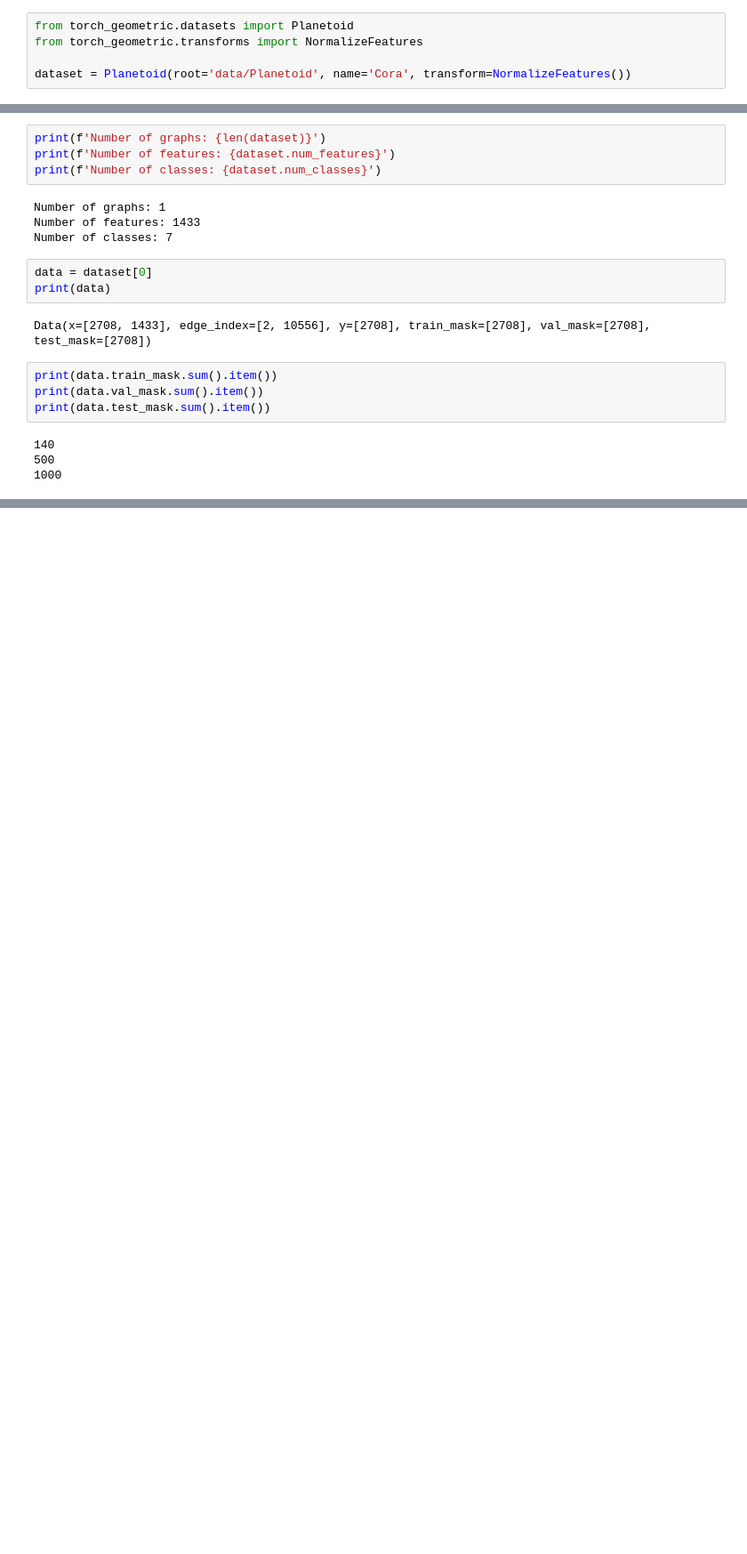
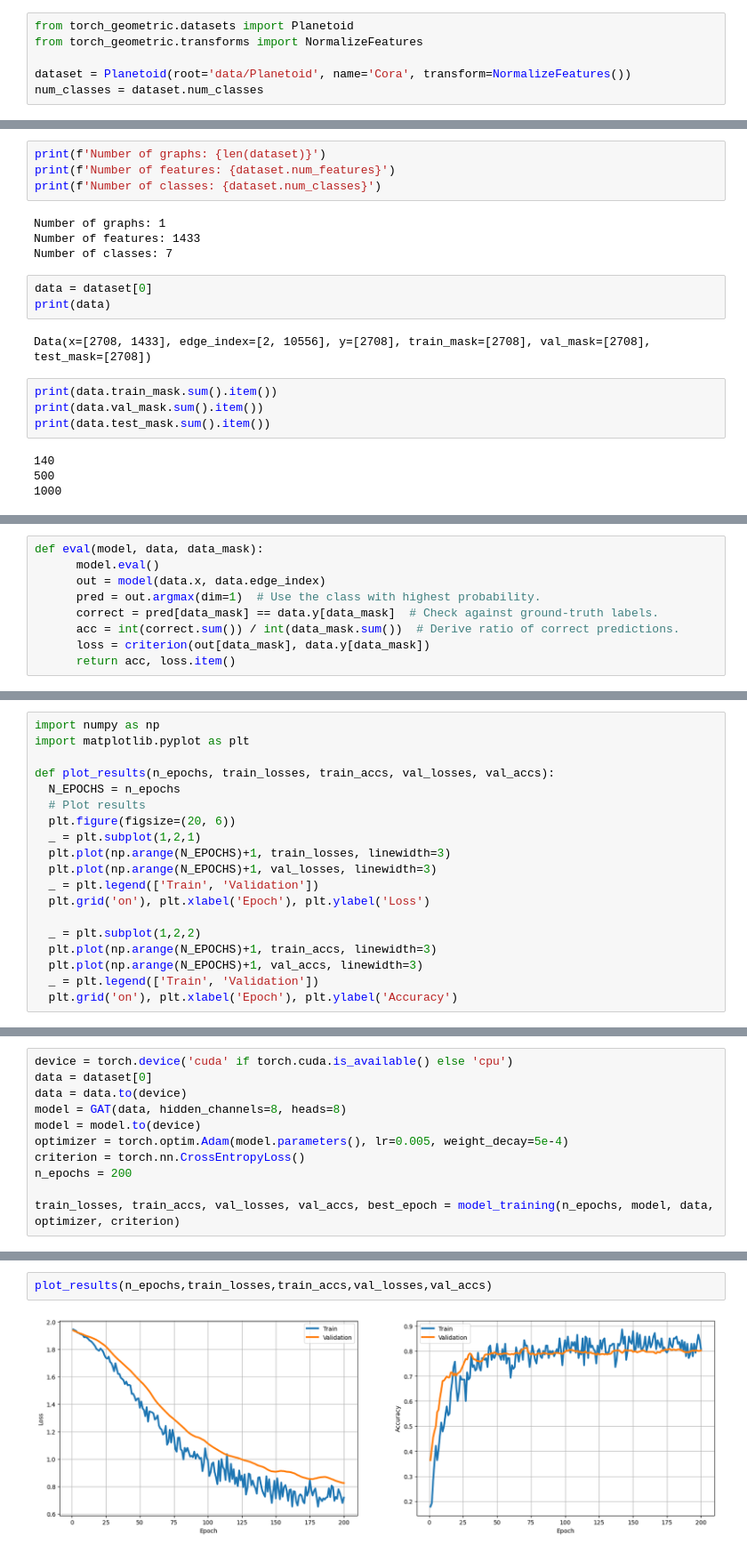
Before and after one commit to Bulat27/topological-features-influence-GNNs, a Jupyter notebook: GAT.ipynb, the cells around one changed output, grey strips where cells are left out. Shown at 89% size. Saved outputs shown, nothing was run; the diff lists cells and outputs as text; blank space fills up the shorter version.

```diff
--- a/GAT.ipynb
+++ b/GAT.ipynb
@@ -24,3 +25,4 @@ from torch_geometric.datasets import Planetoid
 from torch_geometric.transforms import NormalizeFeatures
 
 dataset = Planetoid(root='data/Planetoid', name='Cora', transform=NormalizeFeatures())
+num_classes = dataset.num_classes
@@ -133,0 +100,9 @@ Test Accuracy: 0.8350
+# %%
+def eval(model, data, data_mask):
+      model.eval()
+      out = model(data.x, data.edge_index)
+      pred = out.argmax(dim=1)  # Use the class with highest probability.
+      correct = pred[data_mask] == data.y[data_mask]  # Check against ground-truth labels.
+      acc = int(correct.sum()) / int(data_mask.sum())  # Derive ratio of correct predictions.
+      loss = criterion(out[data_mask], data.y[data_mask])
+      return acc, loss.item()
@@ -133,0 +134,19 @@ Test Accuracy: 0.8350
+# %%
+import numpy as np
+import matplotlib.pyplot as plt
+
+def plot_results(n_epochs, train_losses, train_accs, val_losses, val_accs):
+  N_EPOCHS = n_epochs
+  # Plot results
+  plt.figure(figsize=(20, 6))
+  _ = plt.subplot(1,2,1)
+  plt.plot(np.arange(N_EPOCHS)+1, train_losses, linewidth=3)
+  plt.plot(np.arange(N_EPOCHS)+1, val_losses, linewidth=3)
+  _ = plt.legend(['Train', 'Validation'])
+  plt.grid('on'), plt.xlabel('Epoch'), plt.ylabel('Loss')
+
+  _ = plt.subplot(1,2,2)
+  plt.plot(np.arange(N_EPOCHS)+1, train_accs, linewidth=3)
+  plt.plot(np.arange(N_EPOCHS)+1, val_accs, linewidth=3)
+  _ = plt.legend(['Train', 'Validation'])
+  plt.grid('on'), plt.xlabel('Epoch'), plt.ylabel('Accuracy')
@@ -133,0 +155,11 @@ Test Accuracy: 0.8350
+# %%
+device = torch.device('cuda' if torch.cuda.is_available() else 'cpu')
+data = dataset[0]
+data = data.to(device)
+model = GAT(data, hidden_channels=8, heads=8)
+model = model.to(device)
+optimizer = torch.optim.Adam(model.parameters(), lr=0.005, weight_decay=5e-4)
+criterion = torch.nn.CrossEntropyLoss()
+n_epochs = 200
+
+train_losses, train_accs, val_losses, val_accs, best_epoch = model_training(n_epochs, model, data, optimizer, criterion)
@@ -134,3 +184,7 @@ Test Accuracy: 0.8350
+# %%
+plot_results(n_epochs,train_losses,train_accs,val_losses,val_accs)
+# %% [output]
+[figure, added]
 # %%
 print(best_epoch)
 # %% [output]
```
Also changed, not shown: parts of 26 cells of this notebook.
